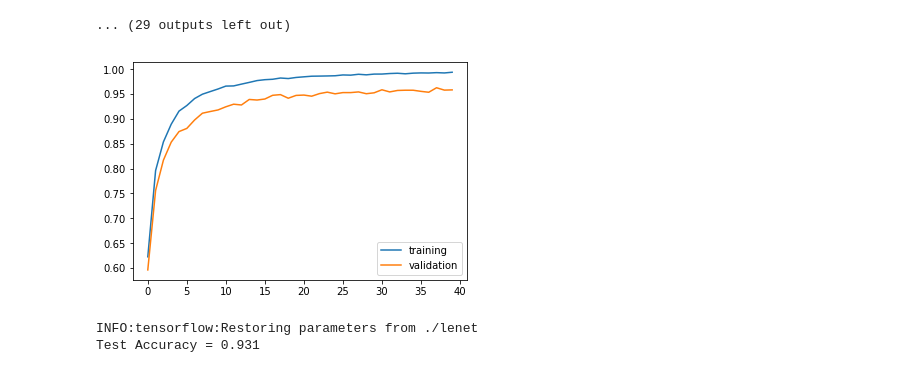
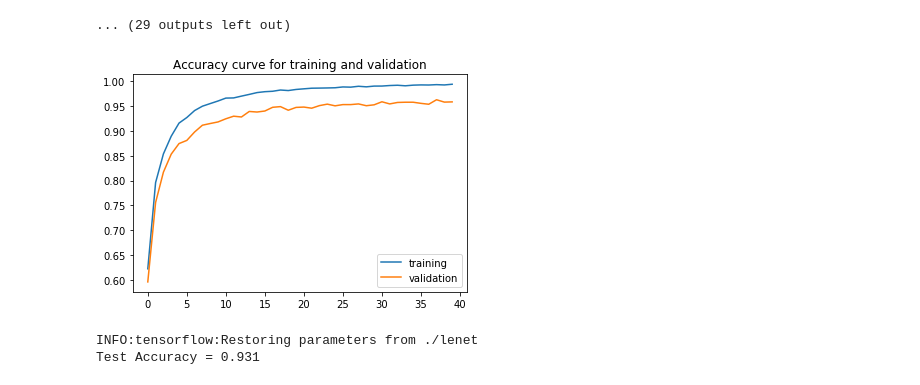
Before and after one commit to jollysg/CarND-Traffic-Sign-Classifier, a Jupyter notebook: Traffic_Sign_Classifier_final.ipynb, the cells around one changed output. Cells and saved outputs as stored; diff of their text form; code cells hidden in the pictures.

```diff
--- a/Traffic_Sign_Classifier_final.ipynb
+++ b/Traffic_Sign_Classifier_final.ipynb
@@ -506,10 +536,11 @@ Validation Accuracy = 0.930
 # %%
     plt.plot(range(EPOCHS), t_loss, label="training")
     plt.plot(range(EPOCHS), v_loss, label="validation")
     plt.legend()
+    plt.title('Accuracy curve for training and validation')
     plt.show()
 # %% [output]
-[figure, old version]
+[figure, new version]
 # %%
 with tf.Session() as sess:
     saver.restore(sess, tf.train.latest_checkpoint('.'))
```
Also changed, not shown: parts of 7 cells of this notebook, 9 other files.
